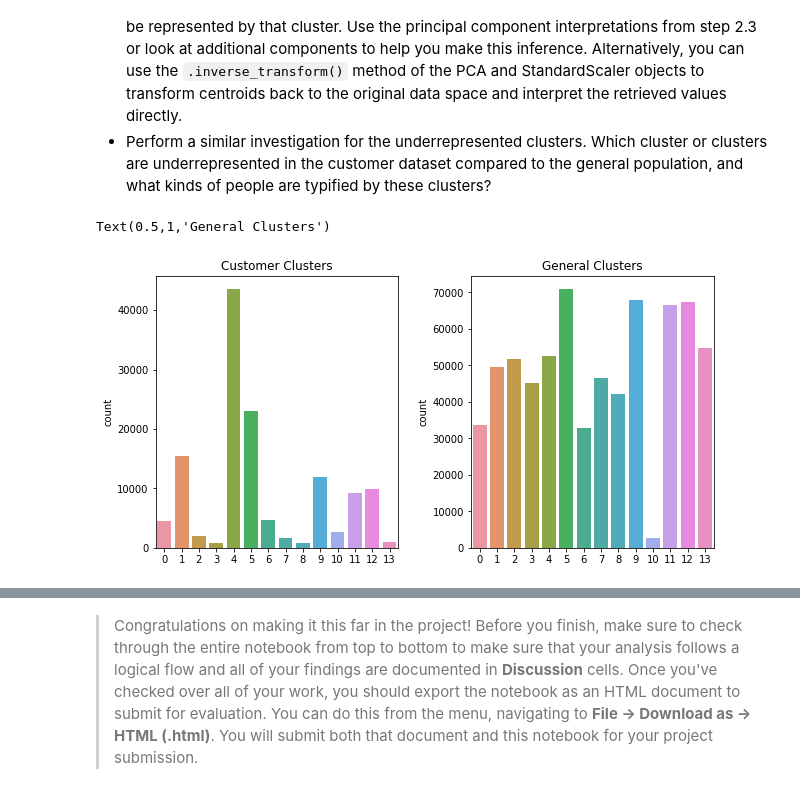
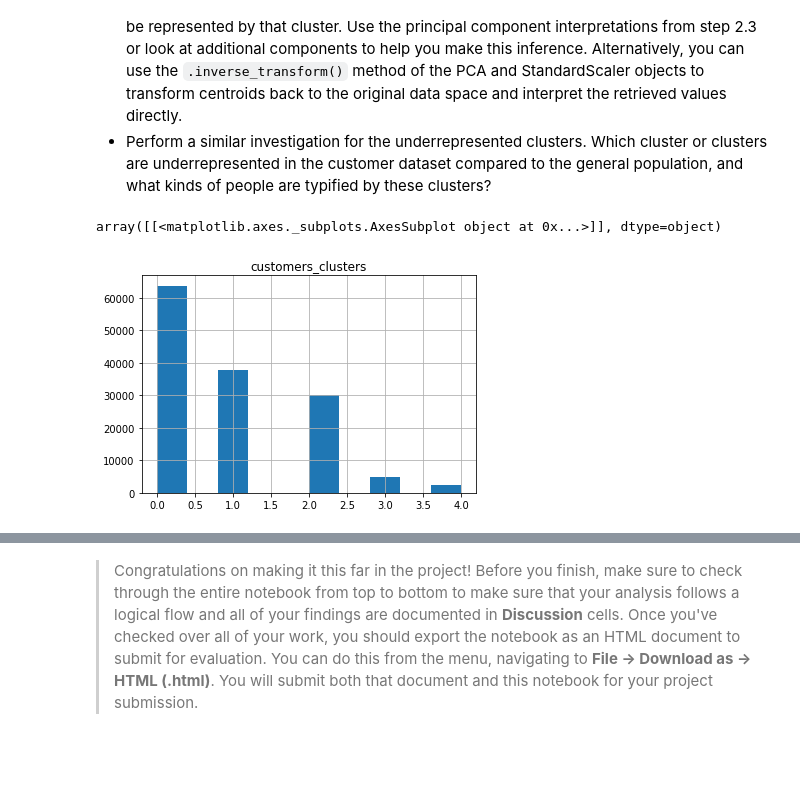
Before and after one commit to murthyh/Identify_Customer_Segments, a Jupyter notebook: Identify_Customer_Segments.ipynb, the cells around one changed output, grey strips where cells are left out. Saved outputs shown, nothing was run; the diff lists cells and outputs as text; code cells hidden in the pictures; blank space fills up the shorter version.

```diff
--- a/Identify_Customer_Segments.ipynb
+++ b/Identify_Customer_Segments.ipynb
@@ -642,5 +1718,4 @@ customers = pd.read_csv('Udacity_CUSTOMERS_Subset.csv', sep=';')
 # Apply preprocessing, feature transformation, and clustering from the general
 # demographics onto the customer data, obtaining cluster predictions for the
 # customer demographics data.
-# Get clean data
-customers_clean = clean_data(customers)
+customers_cl, cust_dropped_rows, rows_number, cust_index, cust_df_out = clean_data(customers)
@@ -661,3 +1773,24 @@ customers_pred = model_14.predict(customers_pca)
+# %%
+#features scaling
+
+#customers_cl5 = pd.DataFrame (scaler.fit_transform (customers_cl))
+customers_cl5 = pd.DataFrame (scaler.transform (customers_cl))
+customers_cl5.columns = customers_cl.columns #restoring column names
+customers_cl5.index = customers_cl.index #restoring indeces
+# %%
+#PCA for customer data
+customer_cl5_pca = pca1.transform (customers_cl5)
+
+#customer_cl5_pca = pd.DataFrame (customer_cl5_pca)
+#customer_cl5_pca.columns = customers_cl5.columns #restoring column names
+#customer_cl5_pca.index = customers_cl5.index #restoring indeces
+# %%
+# Re-fit the k-means model with the selected number of clusters and obtain
+# cluster predictions for the general population demographics data.
+
+customers_clust = model.predict (customer_cl5_pca) #returning array of indeces for the cluster each sample belongs to.
+
+#display (pd.DataFrame (customers_clust))
 # %% [markdown]
 ### Step 3.3: Compare Customer Data to Demographics Data
 
@@ -674,13 +1807,10 @@ Take a look at the following points in this step:
 # %%
 # Compare the proportion of data in each cluster for the customer data to the
 # proportion of data in each cluster for the general population.
-figure, axs = plt.subplots(nrows=1, ncols=2, figsize = (10,5))
-figure.subplots_adjust(hspace = 1, wspace=.3)
 
-sns.countplot(customers_pred, ax=axs[0])
-axs[0].set_title('Customer Clusters')
-sns.countplot(azdias_pred, ax=axs[1])
-axs[1].set_title('General Clusters')
+cust_cldf = pd.DataFrame (customers_clust, columns = ['customers_clusters'])
+
+cust_cldf.hist ()
 # %% [output]
-Text(0.5,1,'General Clusters')
+array([[<matplotlib.axes._subplots.AxesSubplot object at 0x...>]], dtype=object)
-[figure, old version]
+[figure, new version]
```
Also changed, not shown: parts of 154 cells of this notebook, 1 other file.
